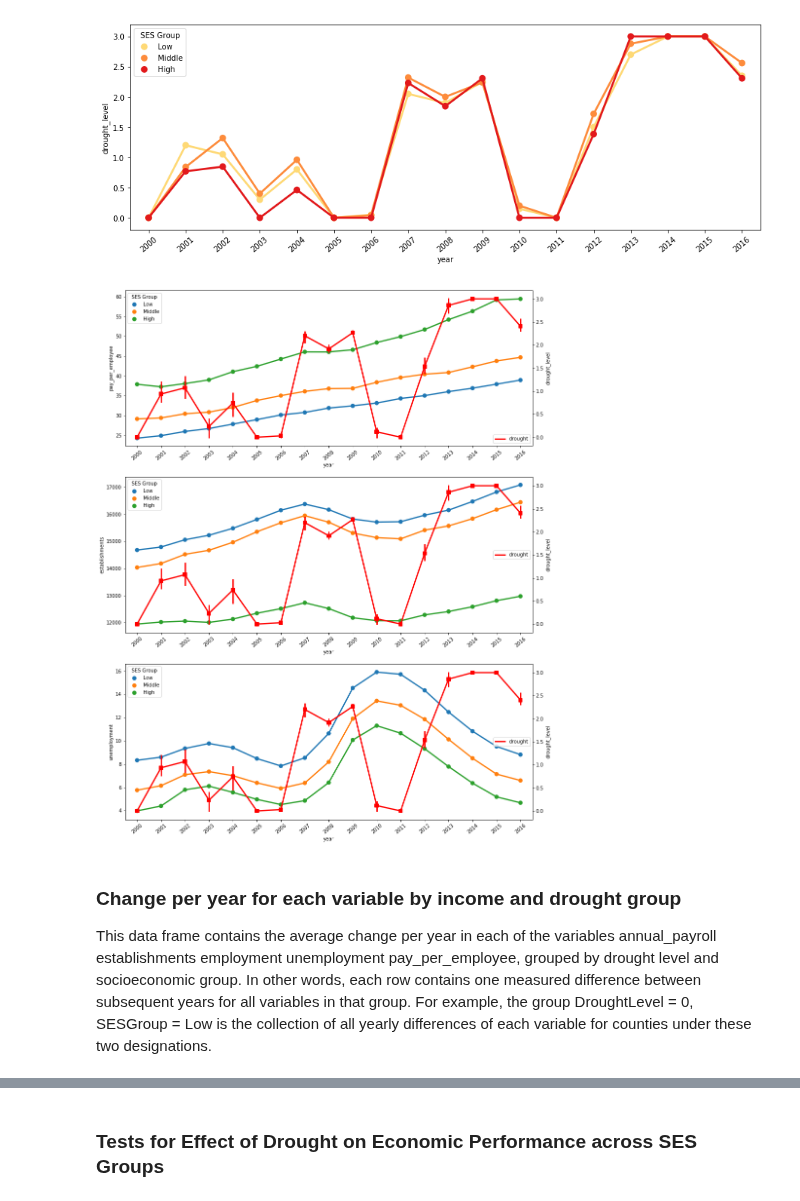
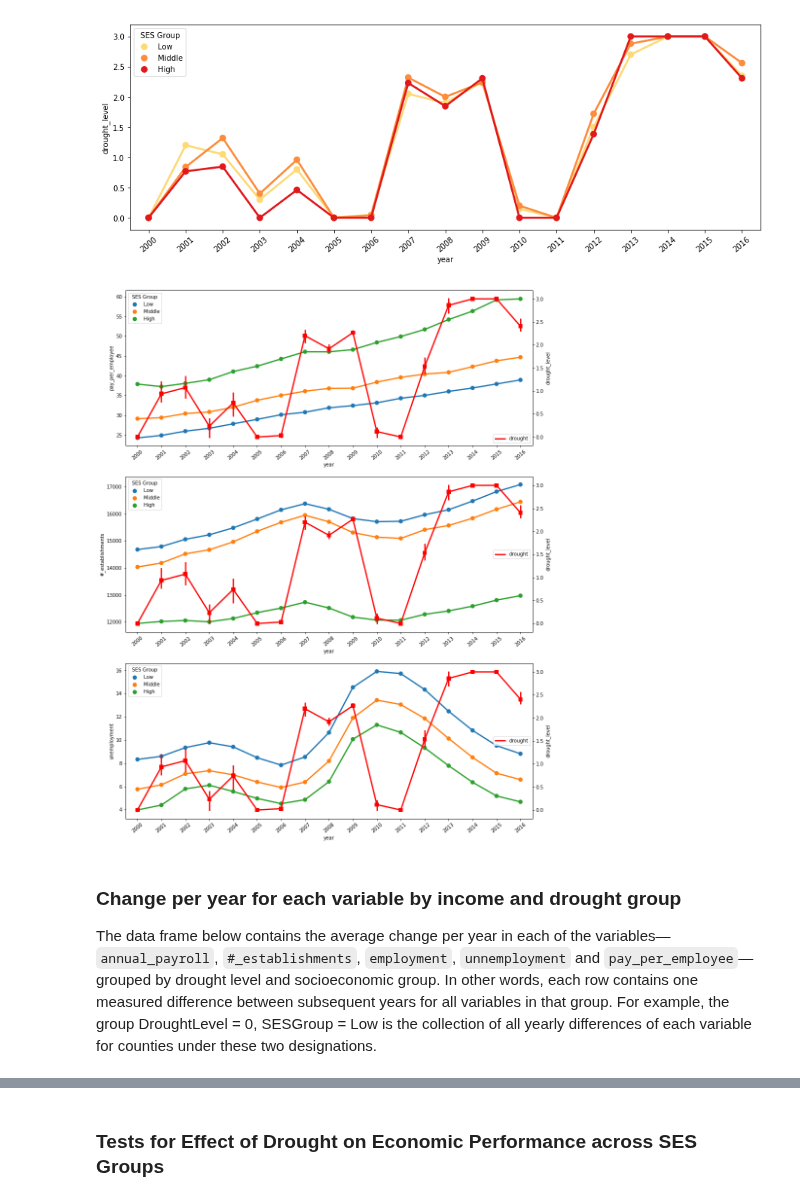
Before and after one commit to jacobmoul/COGS108_Repo, a Jupyter notebook: Final Project/FinalProject_group008.ipynb, the cells around one changed output, grey strips where cells are left out. Cells and saved outputs as stored; diff of their text form; code cells hidden in the pictures.

```diff
--- a/Final Project/FinalProject_group008.ipynb
+++ b/Final Project/FinalProject_group008.ipynb
@@ -185,7 +185,7 @@ for df in cbp_data:
 # %%
 cbp_final = pd.concat(simplified_cbp_data).reset_index(drop=True)
 cbp_final = cbp_final.rename(columns={'fips': 'FIPS', 'emp': 'employment', 'ap': 'annual_payroll',
-                                      'est': 'establishments'})
+                                      'est': '#_establishments'})
 # %% [markdown]
 ### Drought Data
 # %%
@@ -291,7 +293,7 @@ first_merge = pd.merge(left=cbp_final, right=drought_final, left_on=['FIPS', 'ye
 project_df = pd.merge(left=first_merge, right=unemploy, left_on=['county', 'year'], right_on=['county', 'year'])
 
 #rearrange the columns
-project_df=project_df[['FIPS','county', 'year', 'annual_payroll','establishments','employment','unemployment','no_drought','D0','D1','D2','D3','D4']]
+project_df=project_df[['FIPS','county', 'year', 'annual_payroll','#_establishments','employment','unemployment','no_drought','D0','D1','D2','D3','D4']]
 project_df = project_df.merge(income, on='county')
 project_df.head()
 # %% [output]
@@ -441,7 +443,7 @@ pd.DataFrame(project_df.isnull().sum()).rename(columns={0:'Number of Missing Val
 | pay_per_employee | 0 |
 # %%
 #Time series plot
-avg_per_year_df = project_df.groupby(['year', 'ses_group'])[['employment', 'annual_payroll', 'establishments', 'unemployment',
+avg_per_year_df = project_df.groupby(['year', 'ses_group'])[['employment', 'annual_payroll', '#_establishments', 'unemployment',
                                                     'pay_per_employee', 'drought_level']].mean().reset_index()
 
 fig, ax = plt.subplots(figsize=(15,5))
@@ -455,37 +457,37 @@ plt.xticks(rotation=40);
 # %%
 fig, (ax1, ax2, ax3) = plt.subplots(3,1,figsize=(15, 20))
 sns.pointplot(x='year', y='pay_per_employee', hue='ses_group', size='drought_level', data=avg_per_year_df,
              legend='false', ax=ax1)
 ax1.legend(loc='upper left', title='SES Group')
 ax1_1 = ax1.twinx()
 sns.pointplot(x='year', y='drought_level', data=avg_per_year_df,
              legend='false', ax=ax1_1, markers='s', color='red', label='drought')
 ax1_1.legend(loc='lower right', labels=['drought'])
 
-sns.pointplot(x='year', y='establishments', hue='ses_group', data=avg_per_year_df,
+sns.pointplot(x='year', y='#_establishments', hue='ses_group', data=avg_per_year_df,
              legend='false', ax=ax2);
 ax2.legend(loc='upper left', title='SES Group')
 ax2_1 = ax2.twinx()
 sns.pointplot(x='year', y='drought_level', data=avg_per_year_df,
              legend='false', ax=ax2_1, markers='s', color='red', label='drought')
 ax2_1.legend(loc='center right', labels=['drought'])
 
 sns.pointplot(x='year', y='unemployment', hue='ses_group', data=avg_per_year_df,
              legend='false', ax=ax3);
 ax3.legend(loc='upper left', title='SES Group')
 ax3_1 = ax3.twinx()
 sns.pointplot(x='year', y='drought_level', data=avg_per_year_df,
              ax=ax3_1, markers='s', color='red', label='drought')
 ax3_1.legend(loc='center right', labels=['drought'])
 
 for ax in fig.axes:
     plt.sca(ax)
     plt.xticks(rotation=40)
 # %% [output]
-[figure, old version]
+[figure, new version]
 # %% [markdown]
 ### Change per year for each variable by income and drought group
-This data frame contains the average change per year in each of the variables 	annual_payroll	establishments	employment	unemployment	pay_per_employee, grouped by drought level and socioeconomic group. In other words, each row contains one measured difference between subsequent years for all variables in that group. For example, the group DroughtLevel = 0, SESGroup = Low is the collection of all yearly differences of each variable for counties under these two designations.
+The data frame below contains the average change per year in each of the variables—`annual_payroll`,	`#_establishments`, `employment`, `unnemployment` and `pay_per_employee`—grouped by drought level and socioeconomic group. In other words, each row contains one measured difference between subsequent years for all variables in that group. For example, the group DroughtLevel = 0, SESGroup = Low is the collection of all yearly differences of each variable for counties under these two designations.
 # %%
 # keep only desired variables
 temp_df = project_df.drop(['no_drought', 'D0', 'D1', 'D2', 'D3', 'D4', 'income_avg_per_capita', 'poverty_percent'],axis=1)
```
Also changed, not shown: parts of 15 cells of this notebook.
